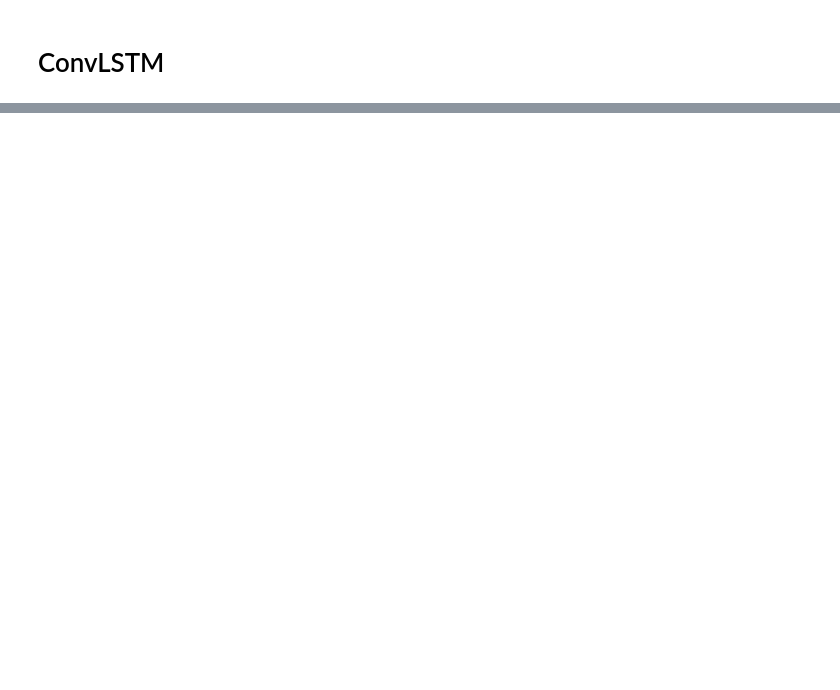
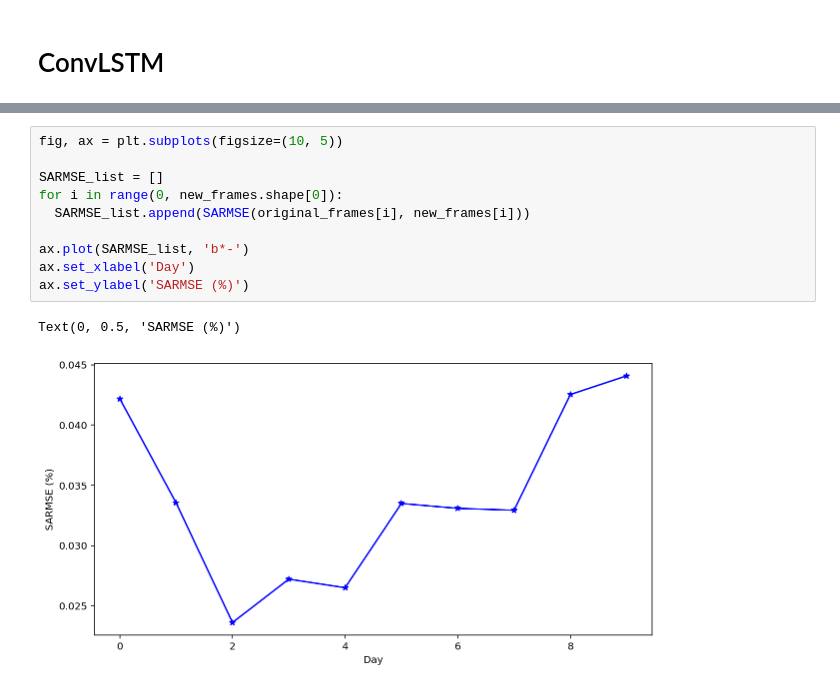
Before and after one commit to naguzmans/opportunistic-utm, a Jupyter notebook: conv_lstm_3d.ipynb, the cells around one changed output, grey strips where cells are left out. Cells and saved outputs as stored; diff of their text form; blank space fills up the shorter version.

```diff
--- a/conv_lstm_3d.ipynb
+++ b/conv_lstm_3d.ipynb
@@ -313,0 +559,13 @@ plt.show()
+# %%
+fig, ax = plt.subplots(figsize=(10, 5))
+
+SARMSE_list = []
+for i in range(0, new_frames.shape[0]):
+  SARMSE_list.append(SARMSE(original_frames[i], new_frames[i]))
+
+ax.plot(SARMSE_list, 'b*-')
+ax.set_xlabel('Day')
+ax.set_ylabel('SARMSE (%)')
+# %% [output]
+Text(0, 0.5, 'SARMSE (%)')
+[figure, added]
```
Also changed, not shown: parts of 29 cells of this notebook.
